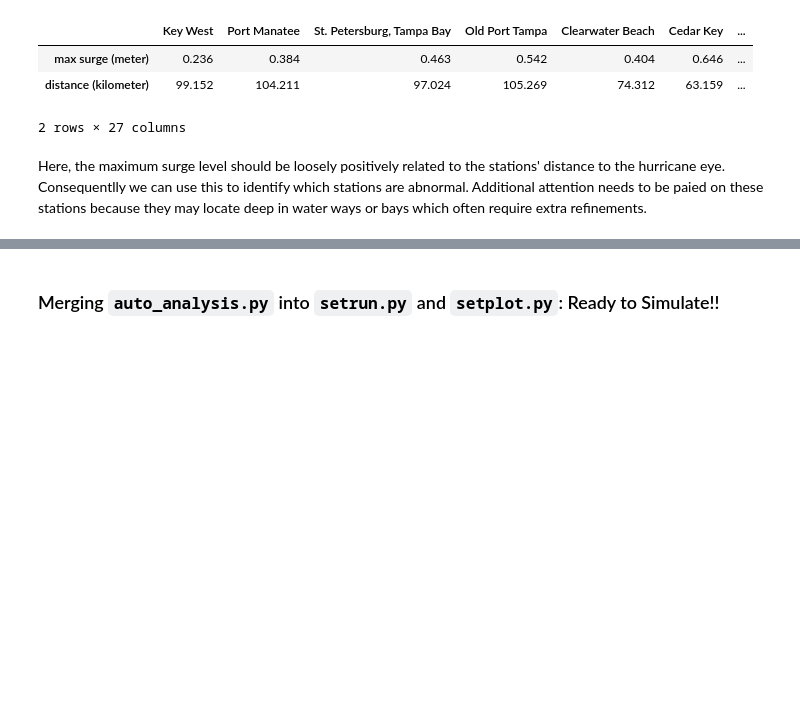
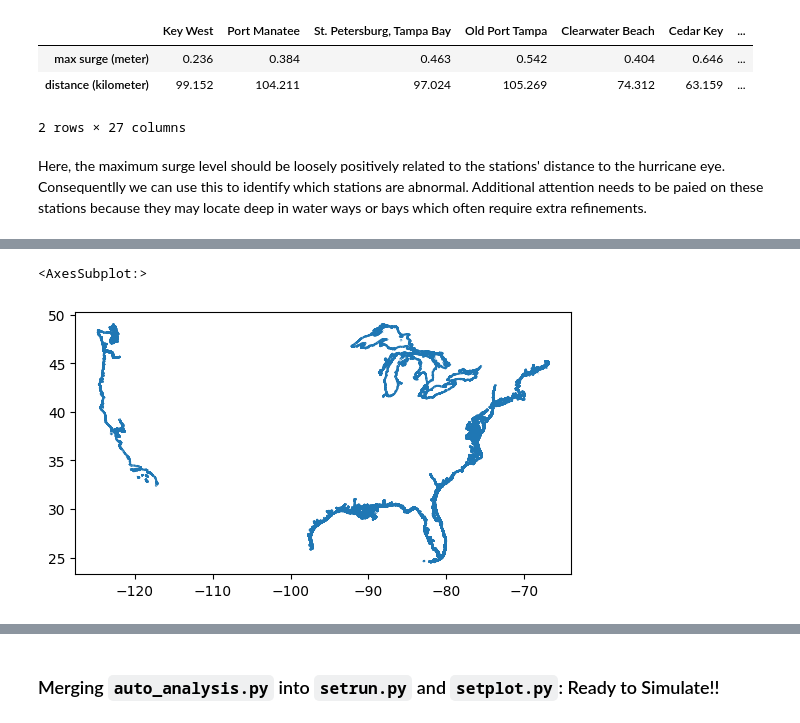
Before and after one commit to mandli/surge-examples, a Jupyter notebook: auto_workflow/auto_analysis_notebook.ipynb, the cells around one changed output, grey strips where cells are left out. Saved outputs shown, nothing was run; the diff lists cells and outputs as text; code cells hidden in the pictures; blank space fills up the shorter version.

Commit message:
Included refinement regions created from auto-generated gauges and intersecting regions of storm path and shoreline geometries

```diff
--- a/auto_workflow/auto_analysis_notebook.ipynb
+++ b/auto_workflow/auto_analysis_notebook.ipynb
@@ -339,0 +351,15 @@ Here, the maximum surge level should be loosely positively related to the statio
+# %%
+url = "https://coast.noaa.gov/htdata/Shoreline/us_medium_shoreline.zip"
+# Download the zip file
+response = requests.get(url)
+# Create a temporary directory
+temp_dir = tempfile.mkdtemp()
+# Extract the zip file to the temporary directory
+with zipfile.ZipFile(io.BytesIO(response.content)) as z:
+    z.extractall(temp_dir)
+# Find the .shp file in the temporary directory
+shp_file = next(file for file in z.namelist() if file.endswith(".shp"))
+# Read the shapefile using geopandas
+df = geopandas.read_file(f"{temp_dir}/{shp_file}")
+# Visusalize this data
+df.head()
@@ -339,0 +373,6 @@ Here, the maximum surge level should be loosely positively related to the statio
+# %%
+# Visualize on the map
+df.plot()
+# %% [output]
+<AxesSubplot:>
+[figure, added]
```
Also changed, not shown: parts of 12 cells of this notebook, 2 other files.
